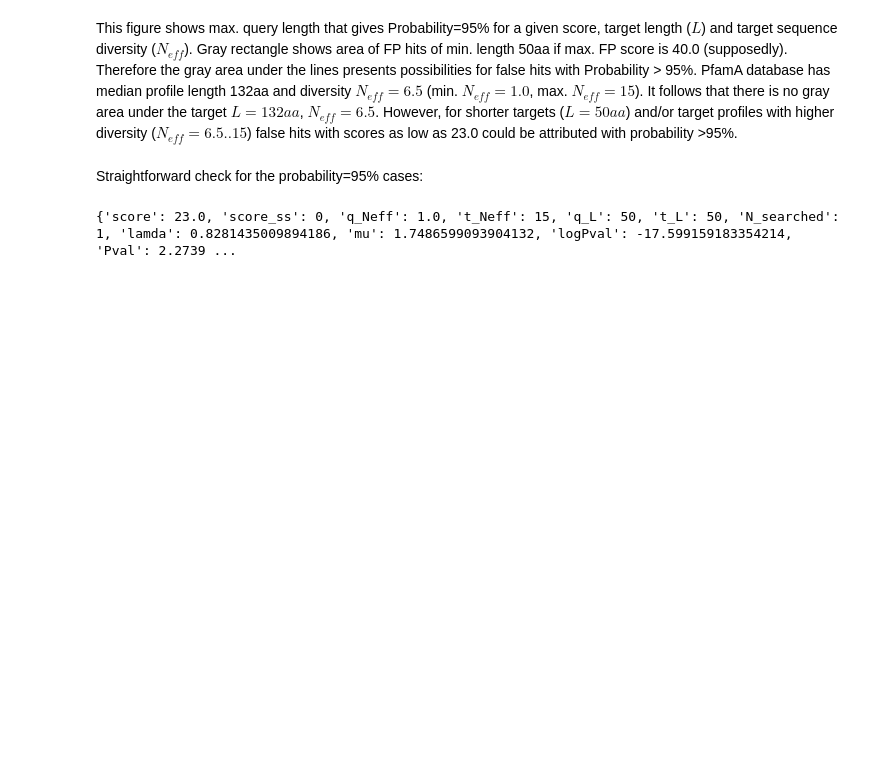
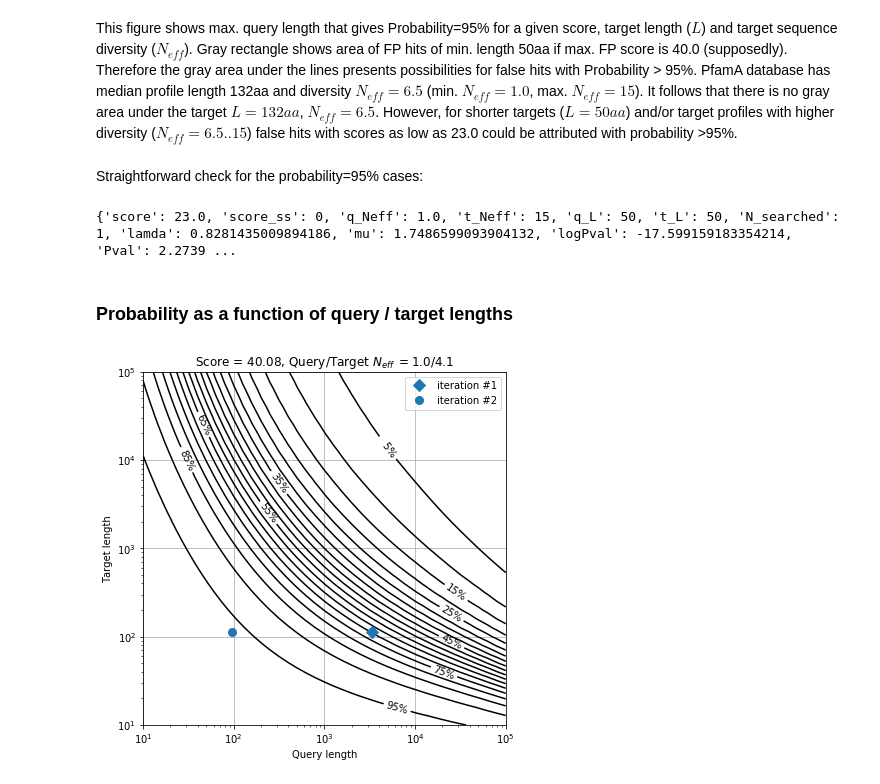
Before and after one commit to Gorbalenya-Lab/hh-suite-notebooks, a Jupyter notebook: test_score.ipynb, the cells around one changed output. Drawn from its saved outputs; the diff is of its cells as text; code cells hidden in the pictures; blank space fills up the shorter version.

Commit message:
WIP - add plot for P(QLen,TLen)

```diff
--- a/test_score.ipynb
+++ b/test_score.ipynb
@@ -422,0 +445,26 @@ print(test_hit)
+# %% [markdown]
+### Probability as a function of query / target lengths
+# %%
+P = X.copy()
+testLengths(P, getProbabLen, h)
+# %%
+fig, ax = plt.subplots()
+fig.set_size_inches(6.5,6.5)
+ax.set_xscale("log", nonposx='clip')
+ax.set_yscale("log", nonposy='clip')
+ax.set_title('Score = ' + str(h.score) + ', Query/Target $N_{eff}\ =' + str(h.q_Neff) + '/' + str(h.t_Neff) + '$')
+ax.set_xlabel('Query length')
+ax.set_ylabel('Target length')
+
+levels = np.arange(0, 100, 5)
+
+p = ax.contour(X, Y, P, levels=levels, colors='k')
+ax.clabel(p, levels[1::2], inline=1, fmt='%2.0f%%', fontsize=10)
+ax.plot([hits[0].q_L], [hits[0].t_L], zorder=4, linestyle='', label='iteration #1', marker='D', c=color, markersize=8)
+ax.plot([hits[1].q_L], [hits[1].t_L], zorder=4, linestyle='', label='iteration #2', marker='o', c=color, markersize=8)
+
+ax.grid(True)
+ax.legend()
+plt.show()
+# %% [output]
+[figure, added]
```
Also changed, not shown: parts of 7 cells of this notebook, 2 other files.
